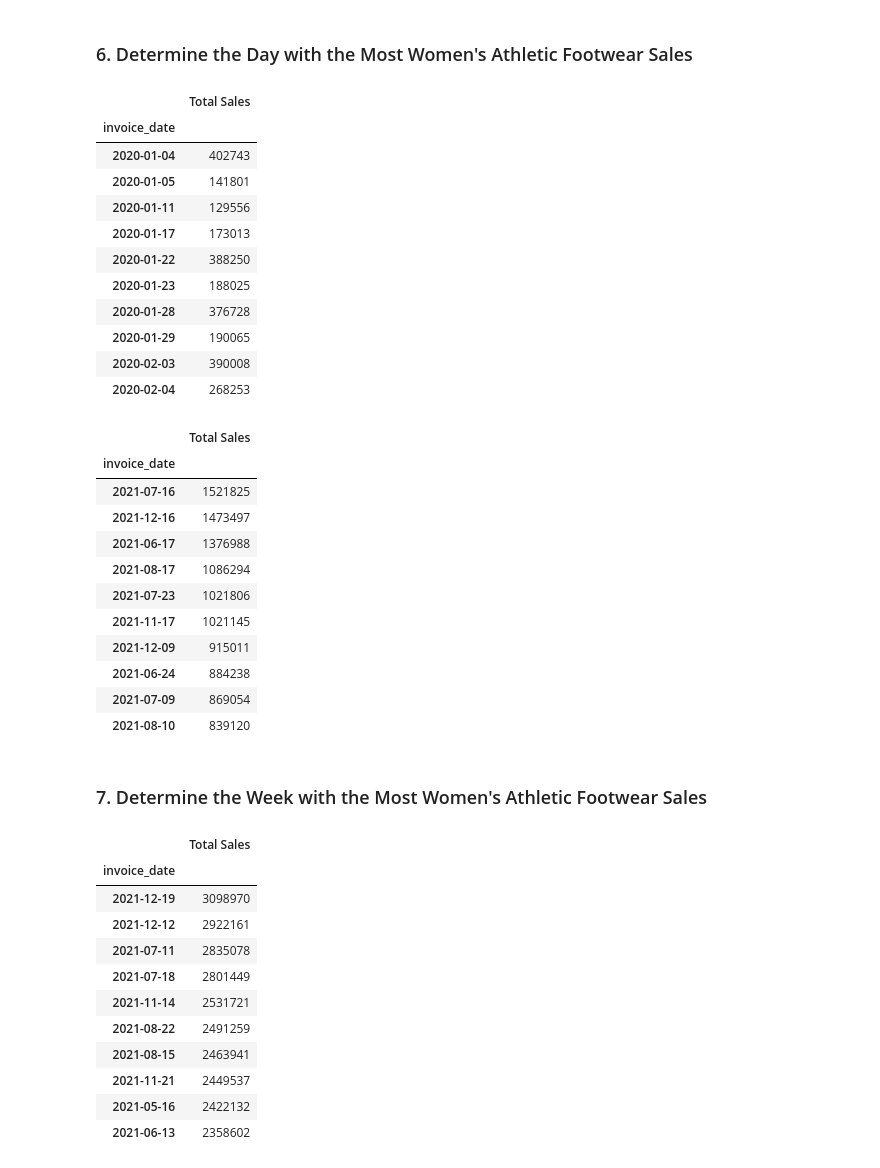
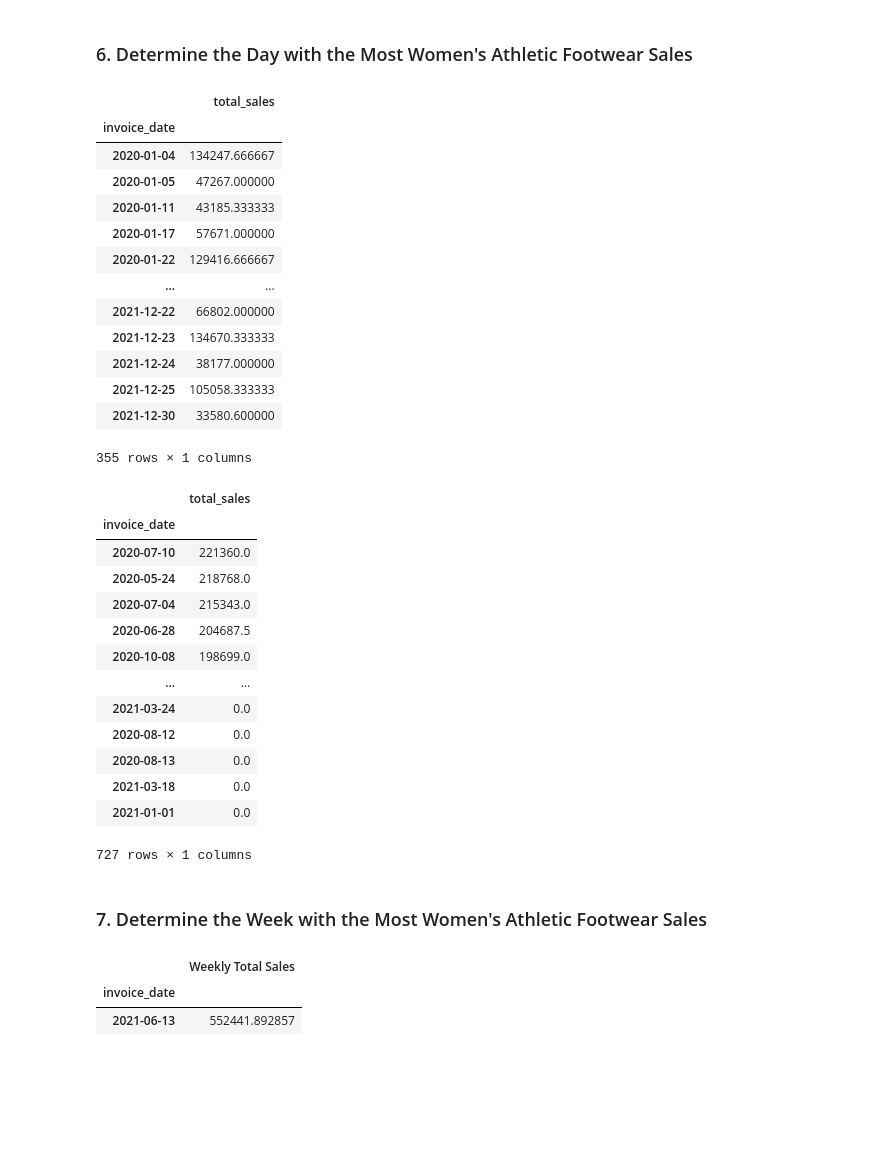
Before and after one commit to tamfree/athletic_sales_analysis, a Jupyter notebook: athletic_sales_analysis.ipynb, the cells around one changed output. Cells and saved outputs as stored; diff of their text form; code cells hidden in the pictures; blank space fills up the shorter version.

```diff
--- a/athletic_sales_analysis.ipynb
+++ b/athletic_sales_analysis.ipynb
@@ -411,60 +411,59 @@ womens_footwear_sales_df3.head(5)
 ### 6. Determine the Day with the Most Women's Athletic Footwear Sales
 # %%
 # Create a pivot table with the 'invoice_date' column is the index, and the "total_sales" as the values.
-
+sales_times_series_df = pd.pivot_table(womens_footwear_sales_df, index = INVOICE_DATE_COL, values = TOT_SALES_COL)
 
 # Optional: Rename the "total_sales" column to "Total Sales"
 
 
 # Show the table.
+sales_times_series_df
 # %% [output]
-|  | Total Sales |
+|  | total_sales |
 | invoice_date |  |
-| 2020-01-04 | 402743 |
-| 2020-01-05 | 141801 |
-| 2020-01-11 | 129556 |
-| 2020-01-17 | 173013 |
-| 2020-01-22 | 388250 |
-| 2020-01-23 | 188025 |
-| 2020-01-28 | 376728 |
-| 2020-01-29 | 190065 |
-| 2020-02-03 | 390008 |
-| 2020-02-04 | 268253 |
+| 2020-01-04 | 134247.666667 |
+| 2020-01-05 | 47267.000000 |
+| 2020-01-11 | 43185.333333 |
+| 2020-01-17 | 57671.000000 |
+| 2020-01-22 | 129416.666667 |
+| ... | ... |
+| 2021-12-22 | 66802.000000 |
+| 2021-12-23 | 134670.333333 |
+| 2021-12-24 | 38177.000000 |
+| 2021-12-25 | 105058.333333 |
+| 2021-12-30 | 33580.600000 |
+355 rows × 1 columns
 # %%
 # Resample the pivot table into daily bins, and get the total sales for each day.
+# Sort the resampled pivot table in descending order on "Total Sales".
+sales_daily_df = sales_times_series_df.resample('D').sum().sort_values(by= TOT_SALES_COL, ascending=False)
 
-
-# Sort the resampled pivot table in descending order on "Total Sales".
+sales_daily_df
 # %% [output]
-|  | Total Sales |
+|  | total_sales |
 | invoice_date |  |
-| 2021-07-16 | 1521825 |
-| 2021-12-16 | 1473497 |
-| 2021-06-17 | 1376988 |
-| 2021-08-17 | 1086294 |
-| 2021-07-23 | 1021806 |
-| 2021-11-17 | 1021145 |
-| 2021-12-09 | 915011 |
-| 2021-06-24 | 884238 |
-| 2021-07-09 | 869054 |
-| 2021-08-10 | 839120 |
+| 2020-07-10 | 221360.0 |
+| 2020-05-24 | 218768.0 |
+| 2020-07-04 | 215343.0 |
+| 2020-06-28 | 204687.5 |
+| 2020-10-08 | 198699.0 |
+| ... | ... |
+| 2021-03-24 | 0.0 |
+| 2020-08-12 | 0.0 |
+| 2020-08-13 | 0.0 |
+| 2021-03-18 | 0.0 |
+| 2021-01-01 | 0.0 |
+727 rows × 1 columns
 # %% [markdown]
 ### 7.  Determine the Week with the Most Women's Athletic Footwear Sales
 # %%
 # Resample the pivot table into weekly bins, and get the total sales for each week.
-
-
 # Sort the resampled pivot table in descending order on "Total Sales".
+sales_weekly_df = sales_times_series_df.resample('W').sum().sort_values(by= TOT_SALES_COL, ascending=False)
+sales_weekly_df = sales_weekly_df.rename(columns={TOT_SALES_COL: "Weekly Total Sales", INVOICE_DATE_COL: "Invoice Week"})
+week_w_most_sales = sales_weekly_df.iloc[0:1].copy()
+week_w_most_sales
 # %% [output]
-|  | Total Sales |
+|  | Weekly Total Sales |
 | invoice_date |  |
-| 2021-12-19 | 3098970 |
-| 2021-12-12 | 2922161 |
-| 2021-07-11 | 2835078 |
-| 2021-07-18 | 2801449 |
-| 2021-11-14 | 2531721 |
-| 2021-08-22 | 2491259 |
-| 2021-08-15 | 2463941 |
-| 2021-11-21 | 2449537 |
-| 2021-05-16 | 2422132 |
-| 2021-06-13 | 2358602 |
+| 2021-06-13 | 552441.892857 |
```
